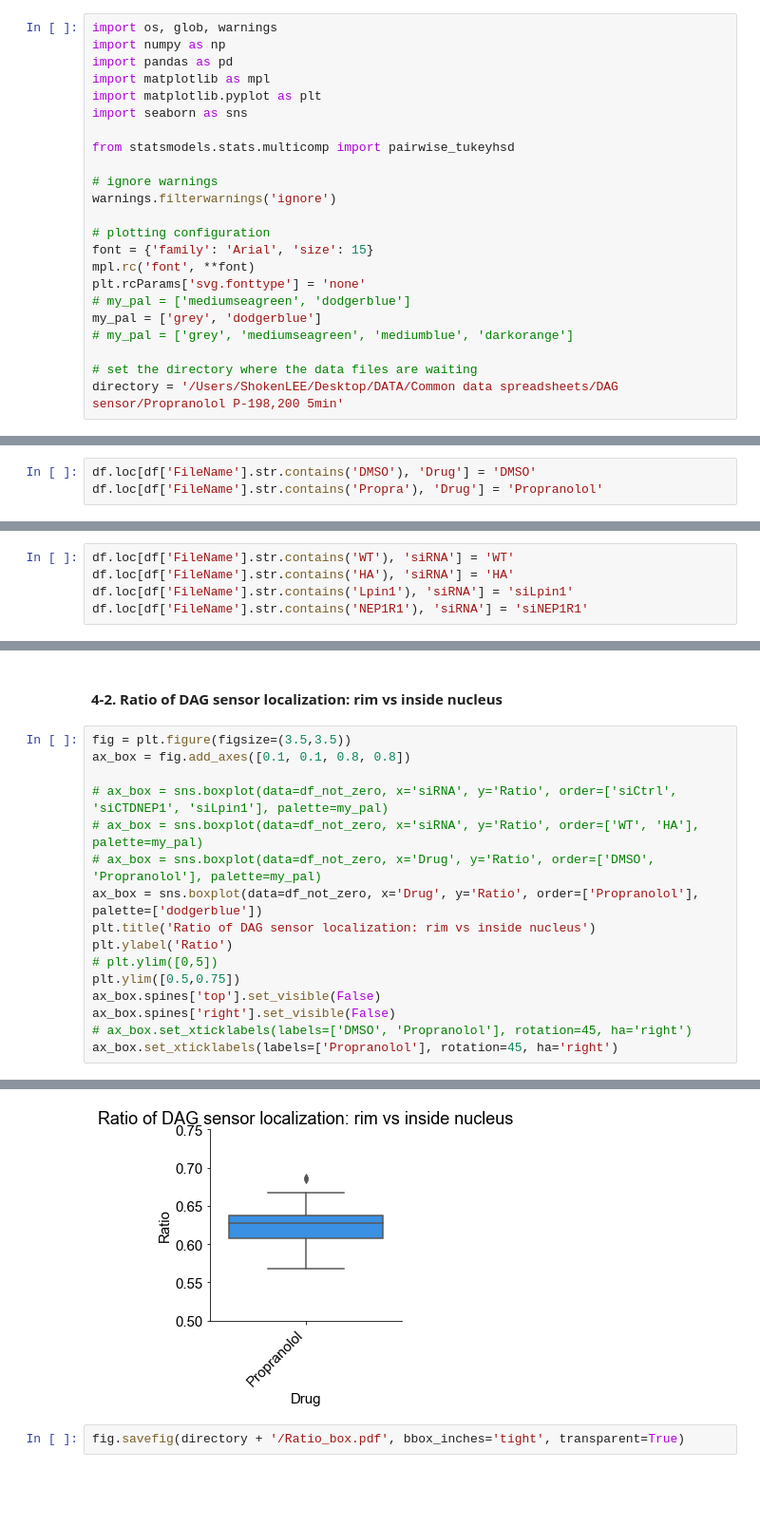
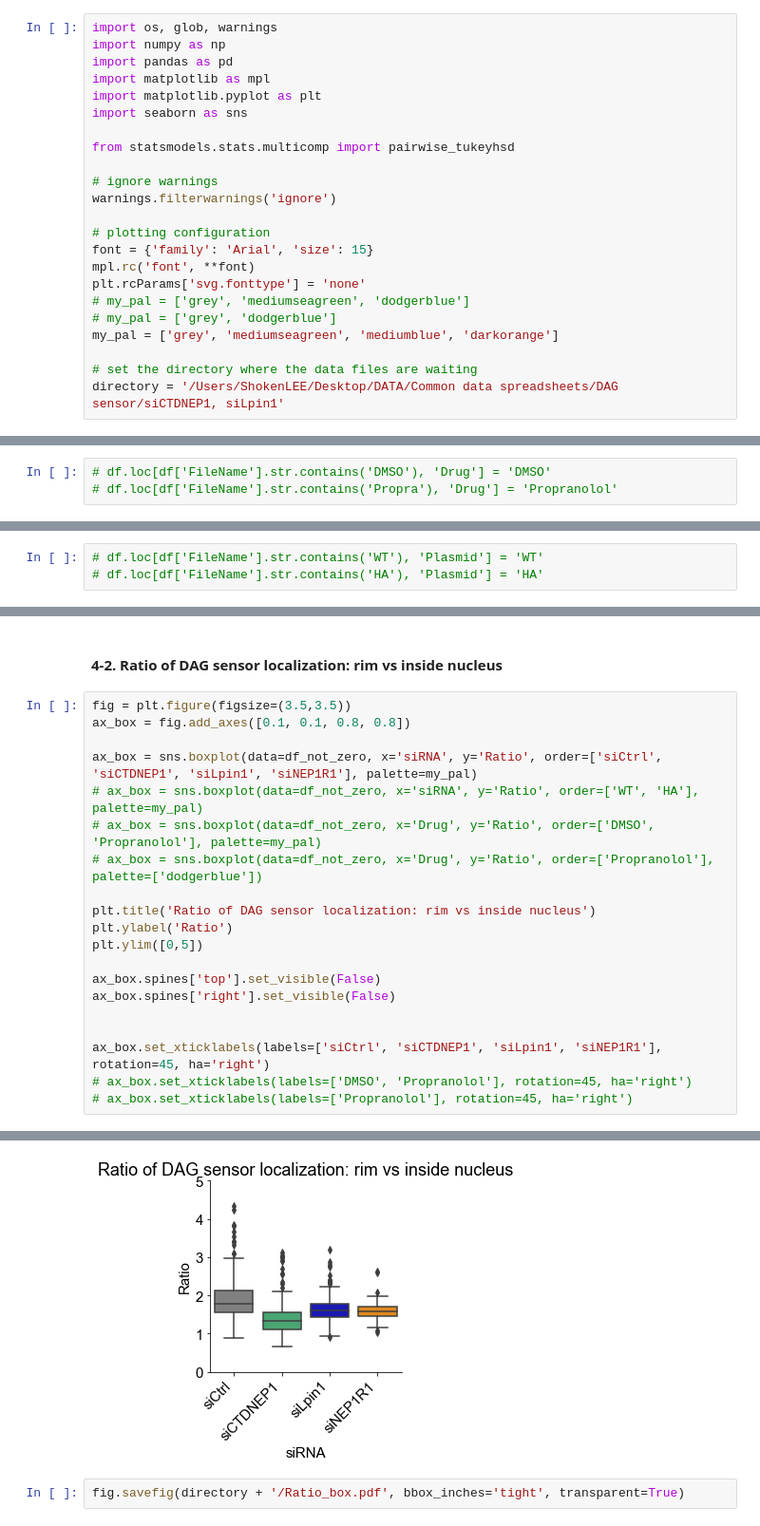
Before and after one commit to shokenlee/Lee_2023_Sun2-Lipid, a Jupyter notebook: DAGsensor.ipynb, the cells around one changed output, grey strips where cells are left out. Shown at 95% size. Drawn from its saved outputs; the diff is of its cells as text; blank space fills up the shorter version.

```diff
--- a/DAGsensor.ipynb
+++ b/DAGsensor.ipynb
@@ -17,12 +17,12 @@ warnings.filterwarnings('ignore')
 font = {'family': 'Arial', 'size': 15}
 mpl.rc('font', **font)
 plt.rcParams['svg.fonttype'] = 'none'
-# my_pal = ['mediumseagreen', 'dodgerblue']
-my_pal = ['grey', 'dodgerblue']
-# my_pal = ['grey', 'mediumseagreen', 'mediumblue', 'darkorange']
+# my_pal = ['grey', 'mediumseagreen', 'dodgerblue']
+# my_pal = ['grey', 'dodgerblue']
+my_pal = ['grey', 'mediumseagreen', 'mediumblue', 'darkorange']
 
 # set the directory where the data files are waiting
-directory = '/Users/ShokenLEE/Desktop/DATA/Common data spreadsheets/DAG sensor/Propranolol P-198,200 5min'
+directory = '/Users/ShokenLEE/Desktop/DATA/Common data spreadsheets/DAG sensor/siCTDNEP1, siLpin1'
 # %% [markdown]
 ### **1. Concanatate all the CSV files**
 # %%
@@ -69,8 +69,8 @@ memory usage: 3.7+ KB
 # %% [markdown]
 ####  **Drug**
 # %%
-df.loc[df['FileName'].str.contains('DMSO'), 'Drug'] = 'DMSO'
-df.loc[df['FileName'].str.contains('Propra'), 'Drug'] = 'Propranolol'
+# df.loc[df['FileName'].str.contains('DMSO'), 'Drug'] = 'DMSO'
+# df.loc[df['FileName'].str.contains('Propra'), 'Drug'] = 'Propranolol'
 # %% [markdown]
 ####  **siRNA**
 # %%
@@ -81,10 +81,8 @@ df.loc[df['FileName'].str.contains('NEP1R1'), 'siRNA'] = 'siNEP1R1'
 # %% [markdown]
 ####  **Constructs**
 # %%
-df.loc[df['FileName'].str.contains('WT'), 'siRNA'] = 'WT'
-df.loc[df['FileName'].str.contains('HA'), 'siRNA'] = 'HA'
-df.loc[df['FileName'].str.contains('Lpin1'), 'siRNA'] = 'siLpin1'
-df.loc[df['FileName'].str.contains('NEP1R1'), 'siRNA'] = 'siNEP1R1'
+# df.loc[df['FileName'].str.contains('WT'), 'Plasmid'] = 'WT'
+# df.loc[df['FileName'].str.contains('HA'), 'Plasmid'] = 'HA'
 # %% [markdown]
 ### **3. Cleaning**
 # %% [markdown]
@@ -158,16 +171,20 @@ dtype: int64
 fig = plt.figure(figsize=(3.5,3.5))
 ax_box = fig.add_axes([0.1, 0.1, 0.8, 0.8])
 
-# ax_box = sns.boxplot(data=df_not_zero, x='siRNA', y='Ratio', order=['siCtrl', 'siCTDNEP1', 'siLpin1'], palette=my_pal)
+ax_box = sns.boxplot(data=df_not_zero, x='siRNA', y='Ratio', order=['siCtrl', 'siCTDNEP1', 'siLpin1', 'siNEP1R1'], palette=my_pal)
 # ax_box = sns.boxplot(data=df_not_zero, x='siRNA', y='Ratio', order=['WT', 'HA'], palette=my_pal)
 # ax_box = sns.boxplot(data=df_not_zero, x='Drug', y='Ratio', order=['DMSO', 'Propranolol'], palette=my_pal)
-ax_box = sns.boxplot(data=df_not_zero, x='Drug', y='Ratio', order=['Propranolol'], palette=['dodgerblue'])
+# ax_box = sns.boxplot(data=df_not_zero, x='Drug', y='Ratio', order=['Propranolol'], palette=['dodgerblue'])
+
 plt.title('Ratio of DAG sensor localization: rim vs inside nucleus')
 plt.ylabel('Ratio')
-# plt.ylim([0,5])
-plt.ylim([0.5,0.75])
+plt.ylim([0,5])
+
 ax_box.spines['top'].set_visible(False)
 ax_box.spines['right'].set_visible(False)
+
+
+ax_box.set_xticklabels(labels=['siCtrl', 'siCTDNEP1', 'siLpin1', 'siNEP1R1'], rotation=45, ha='right')
 # ax_box.set_xticklabels(labels=['DMSO', 'Propranolol'], rotation=45, ha='right')
-ax_box.set_xticklabels(labels=['Propranolol'], rotation=45, ha='right')
+# ax_box.set_xticklabels(labels=['Propranolol'], rotation=45, ha='right')
 # %% [output]
@@ -175,4 +195,4 @@ ax_box.set_xticklabels(labels=['Propranolol'], rotation=45, ha='right')
-[figure, old version]
+[figure, new version]
 # %%
 fig.savefig(directory + '/Ratio_box.pdf', bbox_inches='tight', transparent=True)
 # %%
```
Also changed, not shown: parts of 10 cells of this notebook.
